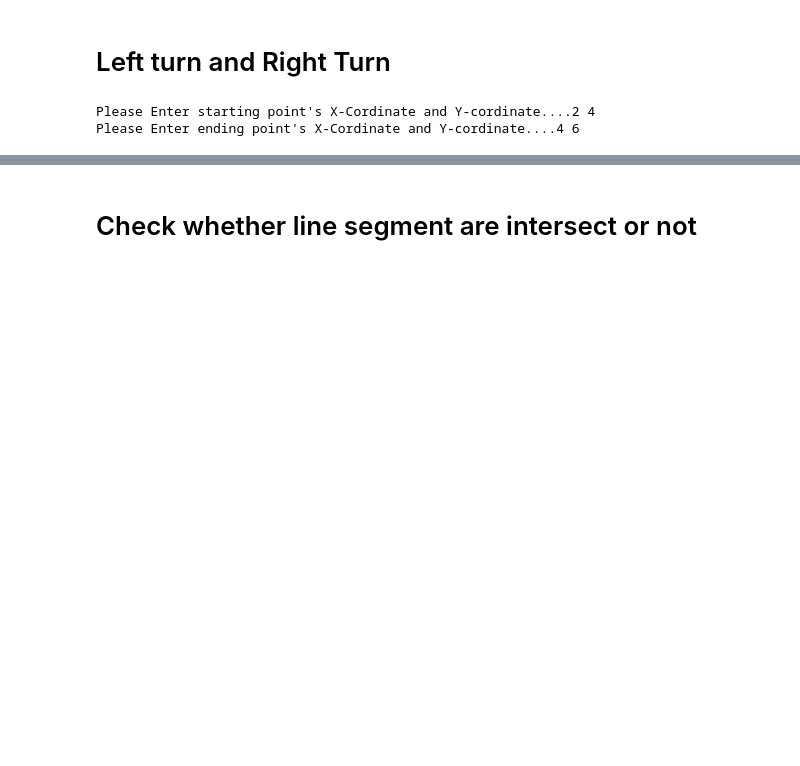
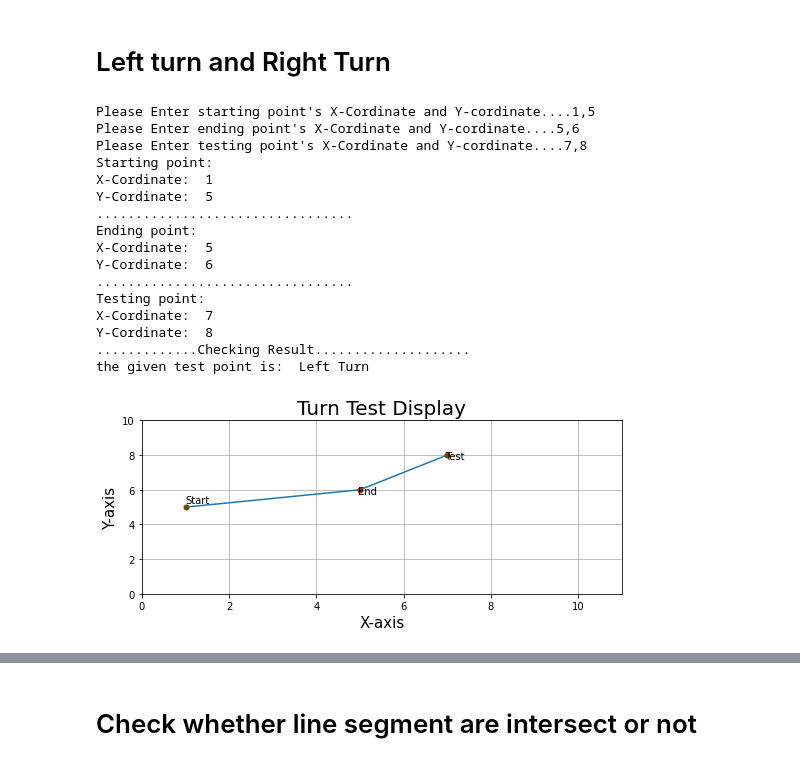
Before and after one commit to sudhankandel/CG-lab, a Jupyter notebook: Lab -1,2,3,4,5.ipynb, the cells around one changed output, grey strips where cells are left out. Saved outputs shown, nothing was run; the diff lists cells and outputs as text; code cells hidden in the pictures; blank space fills up the shorter version.

```diff
--- a/Lab -1,2,3,4,5.ipynb
+++ b/Lab -1,2,3,4,5.ipynb
@@ -365,43 +273,65 @@ class Turntest:
     def __init__(self):
         self.points=[]
         for i in ['starting','ending','testing']:
-            x,y=input("Please Enter "+i+" point's X-Cordinate and Y-cordinate....").split()
+            x,y=input("Please Enter "+i+" point's X-Cordinate and Y-cordinate....").split(",")
             x=int(x)
             y=int(y)
             self.points.append([x,y])
+    def checkturn(self):
+        area=(self.points[1][0]-self.points[0][0])*(self.points[2][1]-self.points[0][1])-(self.points[2][0]-self.points[0][0])*(self.points[1][1]-self.points[0][1])
+        if area>0:
+            return "Left Turn"
+        elif area<0:
+            return "Right Turn"
+        else:
+            return "Colinear"
     def displayinfo(self):
-        area=(self.points[1][0]-self.points[0][0])*(self.points[2][1]-self.points[0][1])-(self.points[2][0]-self.points[0][0])*(self.points[1][1]*self.points[0][1])
-        print(area)
-        if area>0:
-            print("Left Turn")
-        elif area<0:
-            print("Right Turn")
-        else:
-            print("Colinear")
+        print("Starting point:", "\nX-Cordinate: ",self.points[0][0],"\nY-Cordinate: ",self.points[0][1])
+        print(".................................")
+        print("Ending point:", "\nX-Cordinate: ",self.points[1][0],"\nY-Cordinate: ",self.points[1][1])
+        print(".................................")
+        print("Testing point:", "\nX-Cordinate: ",self.points[2][0],"\nY-Cordinate: ",self.points[2][1])
+        print(".............Checking Result....................")
+        print("the given test point is: ",self.checkturn())
+
     def visualization(self):
         plt.rcParams["figure.figsize"] = [7.50, 3.50]
         plt.rcParams["figure.autolayout"] = True
         start=self.points[0]
         end=self.points[1]
         testing=self.points[2]
         x_values = [start[0], end[0],testing[0],end[0]+4]
         y_values = [start[1], end[1],testing[1],end[1]*1.25]
-
         plt.grid()
         plt.xlim(0,max(x_values)+2)
         plt.ylim(0,max(y_values)+2)
         plt.plot(x_values[:-1], y_values[:-1], linestyle="-", marker="o", markersize=5, markeredgecolor="red", markerfacecolor="green")
         plt.text(start[0]-0.015, start[1]+0.25, "Start")
         plt.text(end[0]-0.050, end[1]-0.25, "End")
         plt.text(testing[0]-0.050, testing[1]-0.25, "Test")
         plt.title("Turn Test Display",fontdict={'fontsize':20})
         plt.xlabel("X-axis",fontdict={'fontsize':15})
         plt.ylabel("Y-axis",fontdict={'fontsize':15})
         plt.savefig('line.png')
         plt.show()
 turn=Turntest()
 turn.displayinfo()
 turn.visualization()
 # %% [output]
-Please Enter starting point's X-Cordinate and Y-cordinate....2 4
-Please Enter ending point's X-Cordinate and Y-cordinate....4 6
+Please Enter starting point's X-Cordinate and Y-cordinate....1,5
+Please Enter ending point's X-Cordinate and Y-cordinate....5,6
+Please Enter testing point's X-Cordinate and Y-cordinate....7,8
+Starting point:
+X-Cordinate:  1
+Y-Cordinate:  5
+.................................
+Ending point:
+X-Cordinate:  5
+Y-Cordinate:  6
+.................................
+Testing point:
+X-Cordinate:  7
+Y-Cordinate:  8
+.............Checking Result....................
+the given test point is:  Left Turn
+[figure, added]
```
Also changed, not shown: parts of 11 cells of this notebook, 3 other files.
